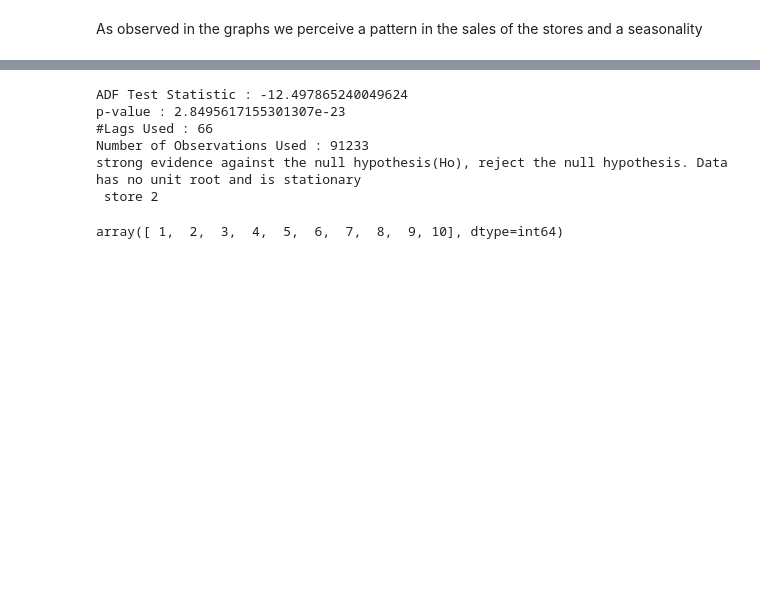
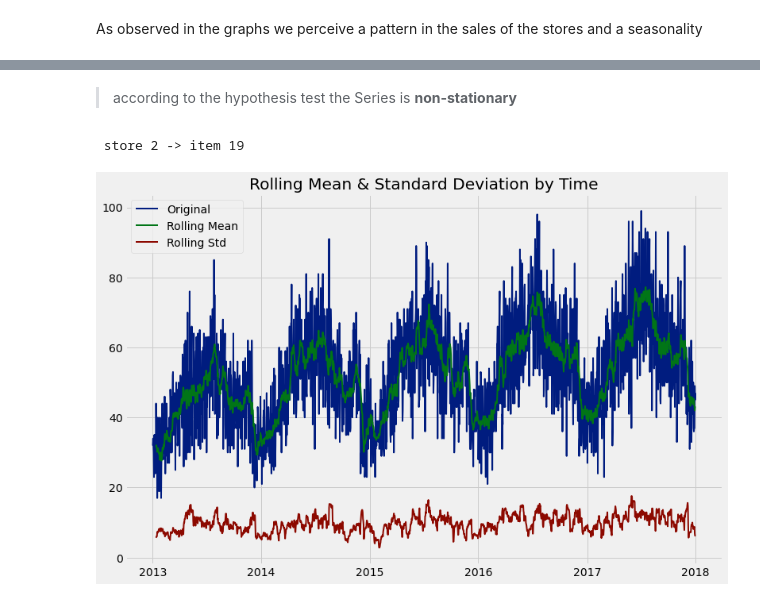
Before and after one commit to FabioCaffarello/Demand-Forecasting, a Jupyter notebook: 02-NoteBooks/01-Baseline.ipynb, the cells around one changed output, grey strips where cells are left out. Cells and saved outputs as stored; diff of their text form; code cells hidden in the pictures; blank space fills up the shorter version.

```diff
--- a/02-NoteBooks/01-Baseline.ipynb
+++ b/02-NoteBooks/01-Baseline.ipynb
@@ -93,15 +110,12 @@ Text (Print)
+# %% [markdown]
+> according to the hypothesis test the Series is **non-stationary**
 # %%
 store = np.random.randint(1, len(dataTrain.reset_index()['store'].unique()) + 1, 1)[0]
-arima.adfuller_test(dataTrain[dataTrain['store'] == store]['sales'])
-print(f' store {store}')
+item = np.random.randint(1, len(dataTrain.reset_index()['item'].unique()) + 1, 1)[0]
+
+item_random = dataTrain[(dataTrain['store']==store) & (dataTrain['item']==item)]
+print(f' store {store} -> item {item} \n')
+arima.rollingStatsPlot(item_random['sales'])
 # %% [output]
-ADF Test Statistic : -12.497865240049624
-p-value : 2.8495617155301307e-23
-#Lags Used : 66
-Number of Observations Used : 91233
-strong evidence against the null hypothesis(Ho), reject the null hypothesis. Data has no unit root and is stationary
- store 2
+ store 2 -> item 19
+[figure, added]
-# %%
-dataTrain.reset_index()['store'].unique()
-# %% [output]
-array([ 1,  2,  3,  4,  5,  6,  7,  8,  9, 10], dtype=int64)
```
Also changed, not shown: parts of 5 cells of this notebook, 1 other file.
